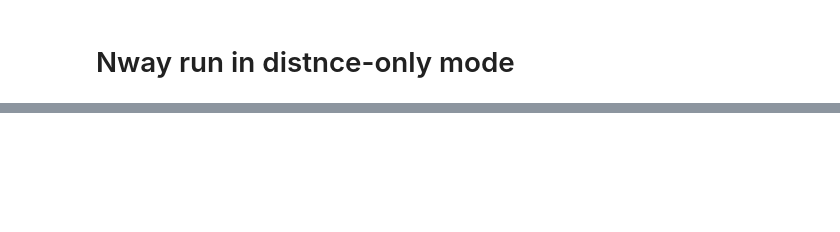
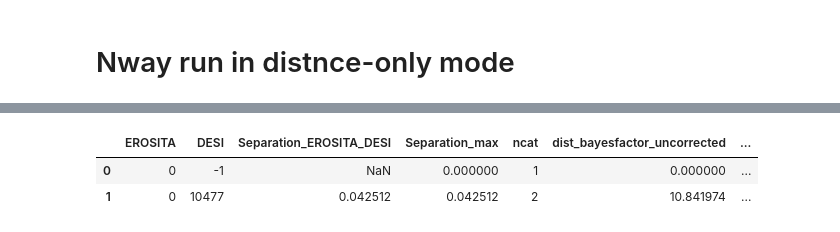
Before and after one commit to SergeiDBykov/lockman_hole, a Jupyter notebook: 2_LH-ero-desi-nway/2_distance-only-match.ipynb, the cells around one changed output, grey strips where cells are left out. Drawn from its saved outputs; the diff is of its cells as text; code cells hidden in the pictures; blank space fills up the shorter version.

```diff
--- a/2_LH-ero-desi-nway/2_distance-only-match.ipynb
+++ b/2_LH-ero-desi-nway/2_distance-only-match.ipynb
@@ -101,0 +55,6 @@ matches.p_any.quantile(1-0.33)
+# %%
+nway_res_ero.head(2)
+# %% [output]
+|  | EROSITA | DESI | Separation_EROSITA_DESI | Separation_max | ncat | dist_bayesfactor_uncorrected | ... |
+| 0 | 0 | -1 | NaN | 0.000000 | 1 | 0.000000 | ... |
+| 1 | 0 | 10477 | 0.042512 | 0.042512 | 2 | 10.841974 | ... |
```
Also changed, not shown: parts of 16 cells of this notebook, 15 other files.
